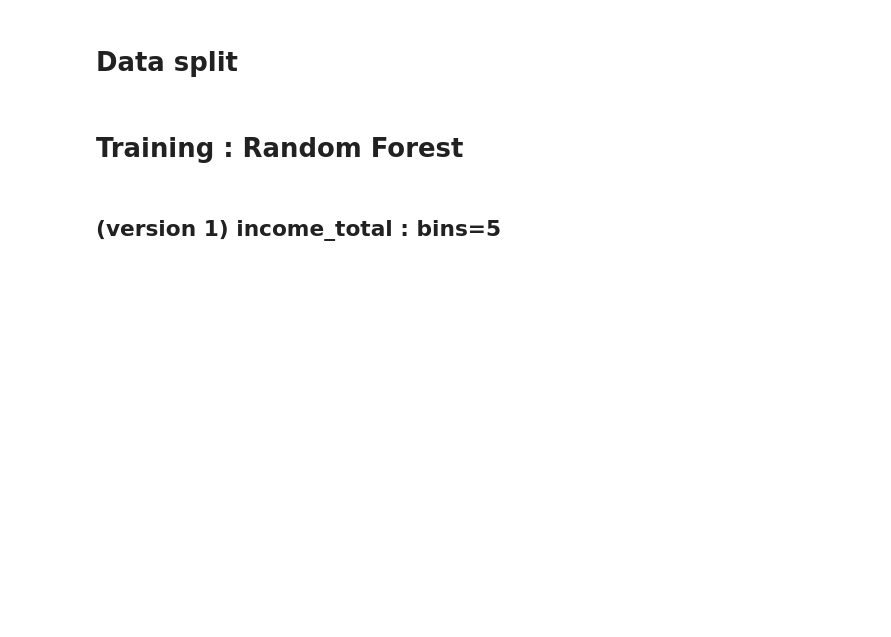
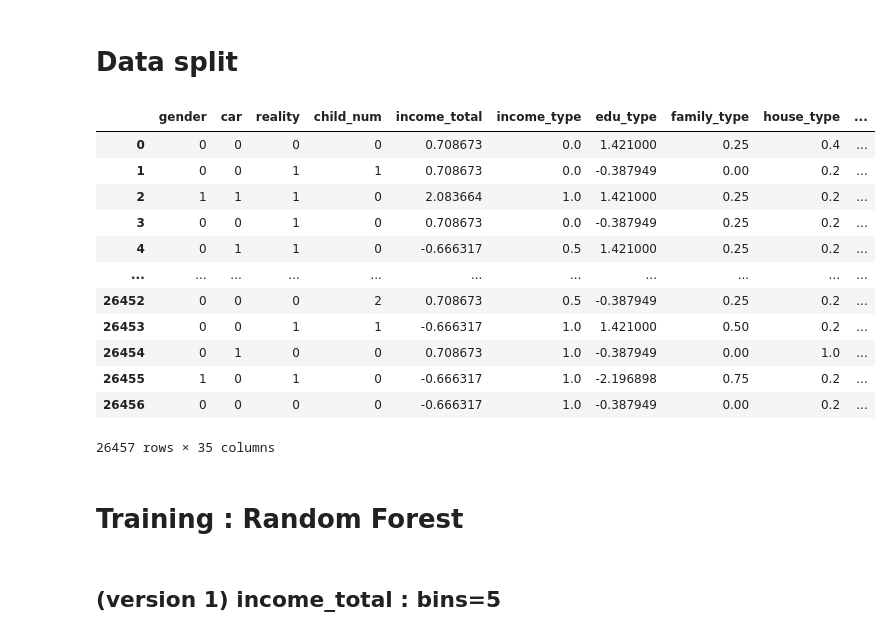
Before and after one commit to Sejong-Kaggle-Challengers-2nd/Choi_YoungMin, a Jupyter notebook: [8]_신용카드_연체_예측/performance_test/Random_Forest.ipynb, the cells around one changed output. Cells and saved outputs as stored; diff of their text form; code cells hidden in the pictures; blank space fills up the shorter version.

```diff
--- a/[8]_신용카드_연체_예측/performance_test/Random_Forest.ipynb
+++ b/[8]_신용카드_연체_예측/performance_test/Random_Forest.ipynb
@@ -25,12 +45,31 @@ submission = pd.read_csv(os.path.join(submision_dir, "sample_submission.csv"))
 # %%
 X_train_bin5 = train_bin5.drop(['credit'], axis=1)
 y_train_bin5 = train_bin5['credit']
 
 X_train_bin7 = train_bin7.drop(['credit'], axis=1)
 y_train_bin7 = train_bin7['credit']
 
 X_train_bin10 = train_bin10.drop(['credit'], axis=1)
 y_train_bin10 = train_bin10['credit']
+
+X_train_ver2 = train_ver2.drop(['index'], axis=1)
+y_train_ver2 = y_train_bin10
+
+X_train_ver2
+# %% [output]
+|  | gender | car | reality | child_num | income_total | income_type | edu_type | family_type | house_type | ... |
+| 0 | 0 | 0 | 0 | 0 | 0.708673 | 0.0 | 1.421000 | 0.25 | 0.4 | ... |
+| 1 | 0 | 0 | 1 | 1 | 0.708673 | 0.0 | -0.387949 | 0.00 | 0.2 | ... |
+| 2 | 1 | 1 | 1 | 0 | 2.083664 | 1.0 | 1.421000 | 0.25 | 0.2 | ... |
+| 3 | 0 | 0 | 1 | 0 | 0.708673 | 0.0 | -0.387949 | 0.25 | 0.2 | ... |
+| 4 | 0 | 1 | 1 | 0 | -0.666317 | 0.5 | 1.421000 | 0.25 | 0.2 | ... |
+| ... | ... | ... | ... | ... | ... | ... | ... | ... | ... | ... |
+| 26452 | 0 | 0 | 0 | 2 | 0.708673 | 0.5 | -0.387949 | 0.25 | 0.2 | ... |
+| 26453 | 0 | 0 | 1 | 1 | -0.666317 | 1.0 | 1.421000 | 0.50 | 0.2 | ... |
+| 26454 | 0 | 1 | 0 | 0 | 0.708673 | 1.0 | -0.387949 | 0.00 | 1.0 | ... |
+| 26455 | 1 | 0 | 1 | 0 | -0.666317 | 1.0 | -2.196898 | 0.75 | 0.2 | ... |
+| 26456 | 0 | 0 | 0 | 0 | -0.666317 | 1.0 | -0.387949 | 0.00 | 0.2 | ... |
+26457 rows × 35 columns
 # %%
 from sklearn.model_selection import train_test_split
 
```
Also changed, not shown: parts of 6 cells of this notebook, 8 other files.
